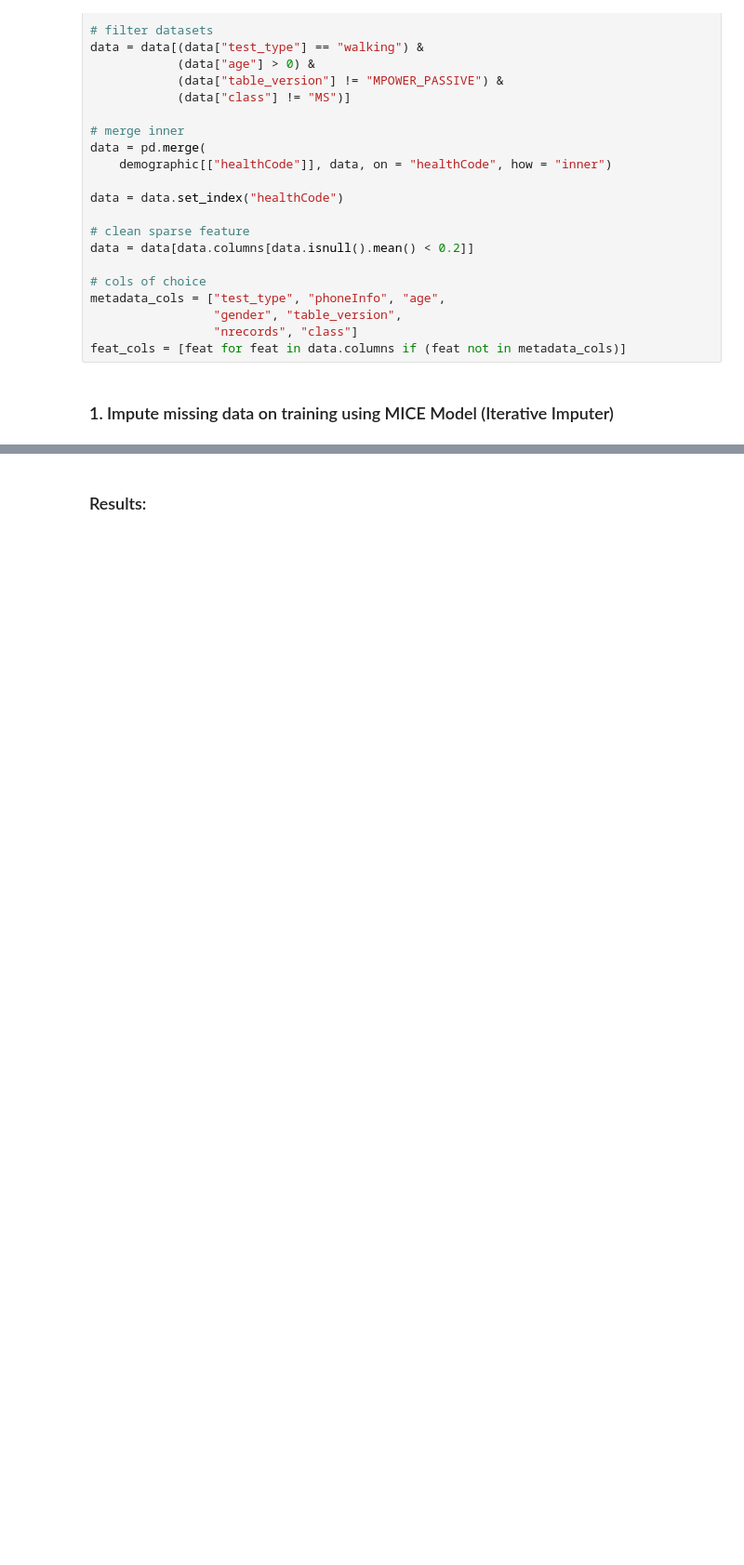
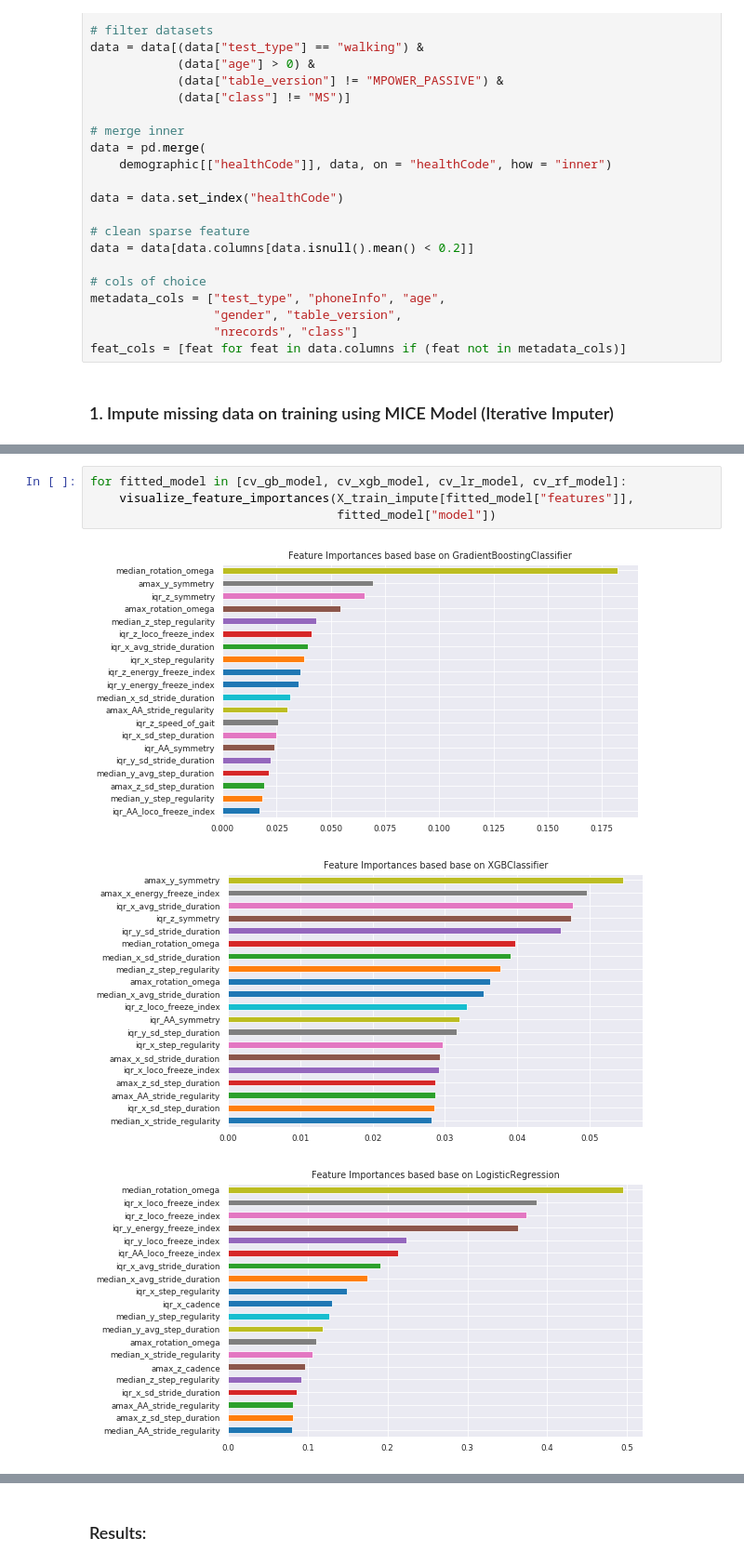
Before and after one commit to arytontediarjo/mpower-gait-analysis, a Jupyter notebook: notebooks/04.model-performances.ipynb, the cells around one changed output, grey strips where cells are left out. Shown at 93% size. Saved outputs shown, nothing was run; the diff lists cells and outputs as text; blank space fills up the shorter version.

```diff
--- a/notebooks/04.model-performances.ipynb
+++ b/notebooks/04.model-performances.ipynb
@@ -386,0 +538,8 @@ visualize_feature_importances(X_train, cv_rf_model,
+# %%
+for fitted_model in [cv_gb_model, cv_xgb_model, cv_lr_model, cv_rf_model]:
+    visualize_feature_importances(X_train_impute[fitted_model["features"]],
+                                  fitted_model["model"])
+# %% [output]
+[figure, added]
+[figure, added]
+[figure, added]
```
Also changed, not shown: parts of 47 cells of this notebook, 4 other files.
